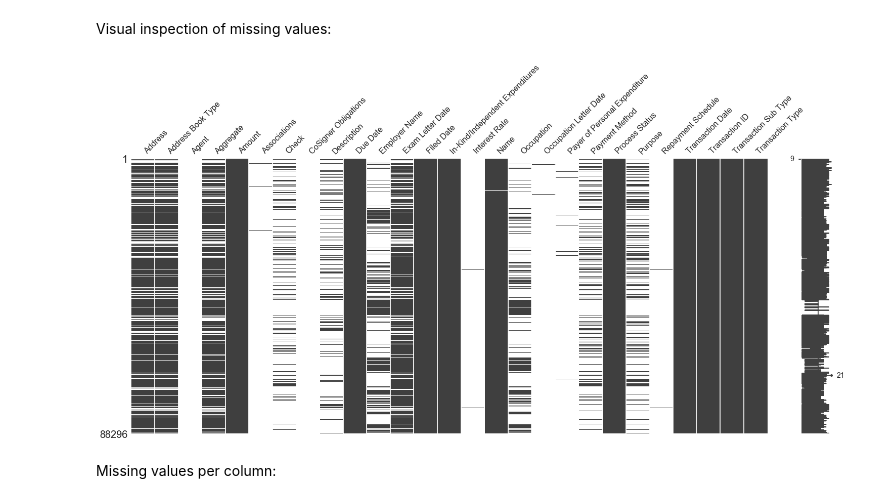
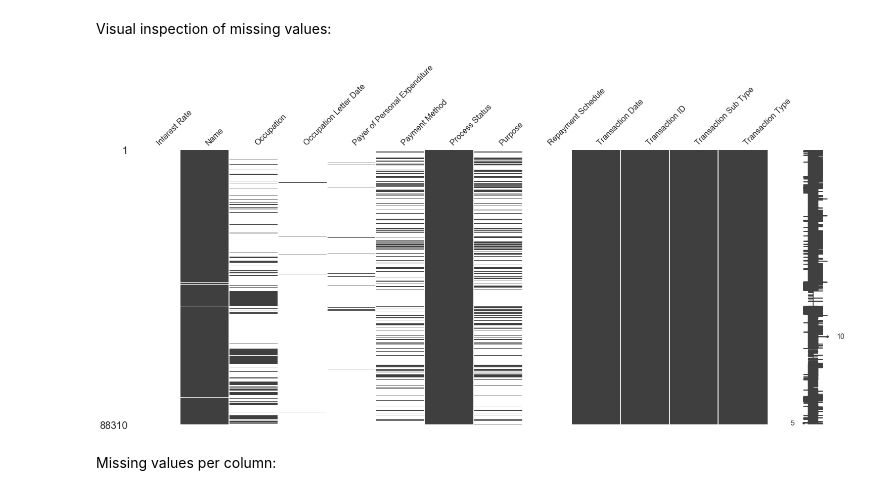
Before and after one commit to hackoregon/elections-2018, a Jupyter notebook: notebooks/transaction_detail_first_batch_QA_mxc.ipynb, the cells around one changed output. Saved outputs shown, nothing was run; the diff lists cells and outputs as text; code cells hidden in the pictures.

```diff
--- a/notebooks/transaction_detail_first_batch_QA_mxc.ipynb
+++ b/notebooks/transaction_detail_first_batch_QA_mxc.ipynb
@@ -32,9 +191,9 @@ odf = pd.read_csv(io.StringIO(r.content.decode('utf-8')), dtype='O')
 # %% [markdown]
 Visual inspection of missing values:
 # %%
-msn.matrix(df.iloc[14:])
+msn.matrix(df.iloc[:, 14:])
 # %% [output]
-[figure, old version]
+[figure, new version]
 # %% [markdown]
 Missing values per column:
 # %%
```
Also changed, not shown: parts of 26 cells of this notebook.
